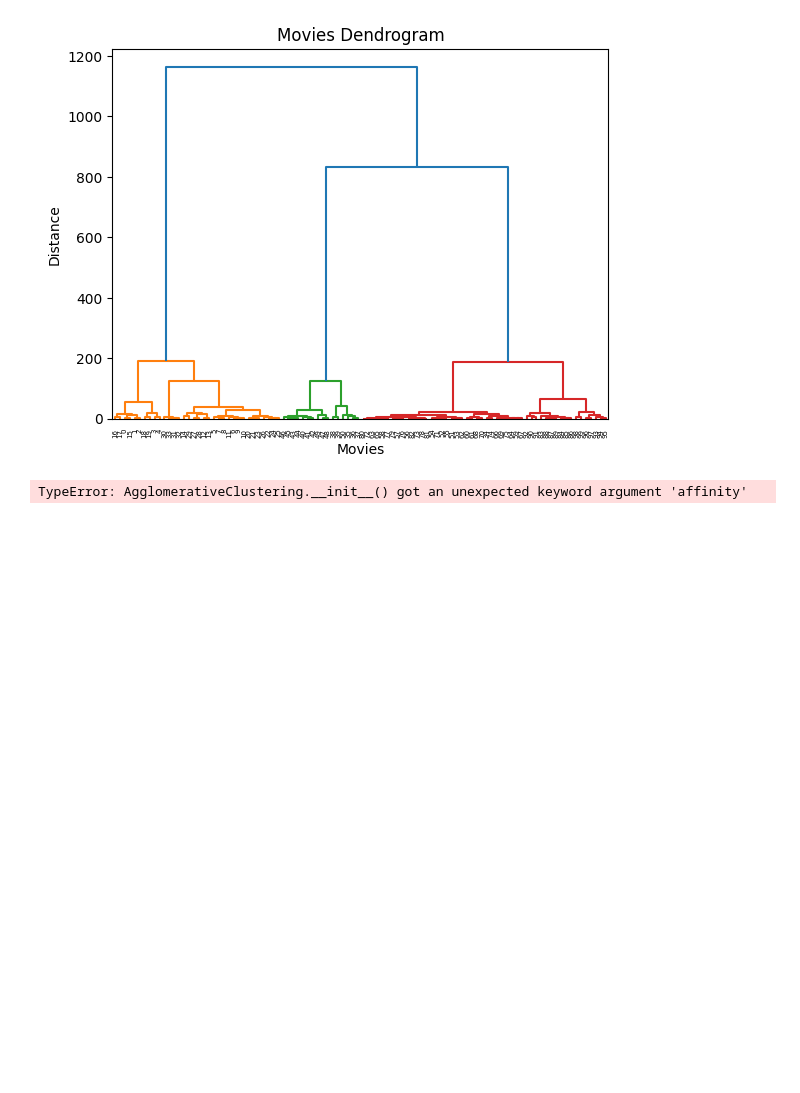
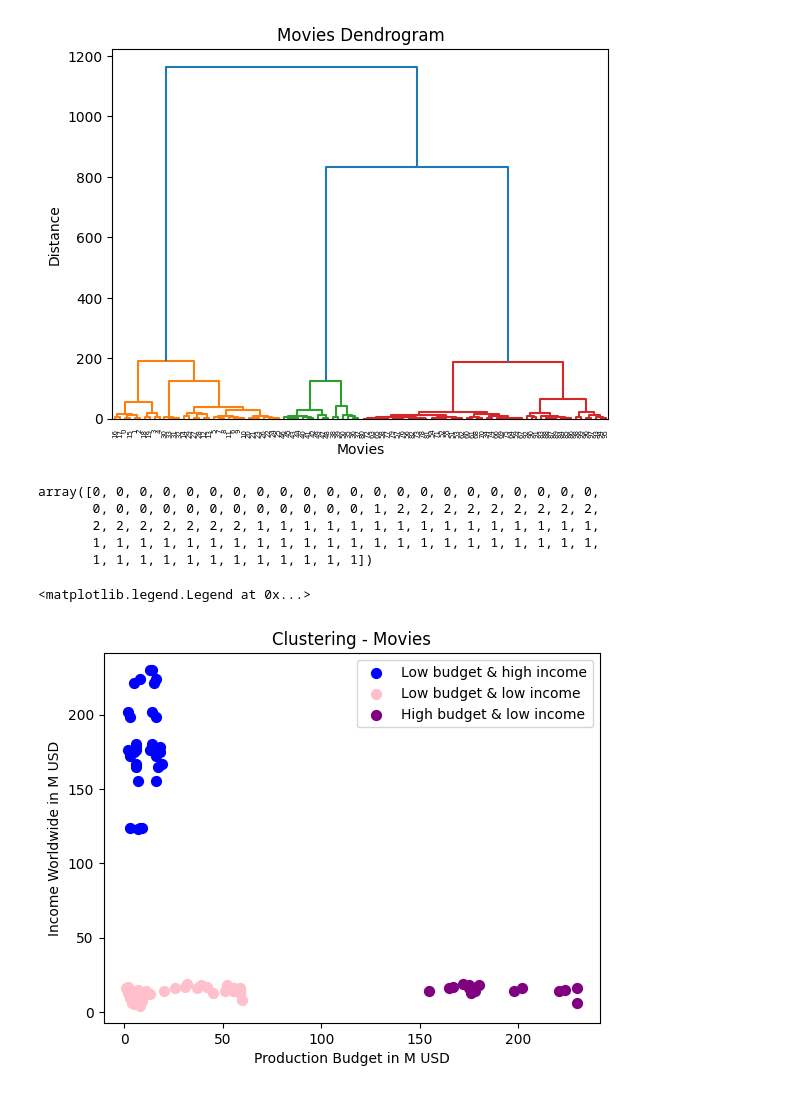
Before and after one commit to xiu-shi/DA_L7, a Jupyter notebook: L7_term3/L7_term3_ML_class1_Hier_Clustering_Movies.ipynb, the cells around one changed output. Drawn from its saved outputs; the diff is of its cells as text; code cells hidden in the pictures; blank space fills up the shorter version.

Commit message:
term3_L7_cluster

```diff
--- a/L7_term3/L7_term3_ML_class1_Hier_Clustering_Movies.ipynb
+++ b/L7_term3/L7_term3_ML_class1_Hier_Clustering_Movies.ipynb
@@ -30,8 +30,25 @@ plt.show()
 # %%
 #We need to train the model with the data
 from sklearn.cluster import AgglomerativeClustering
-h_clus = AgglomerativeClustering(n_clusters = 3, affinity = 'euclidean', linkage = 'ward')
+h_clus = AgglomerativeClustering(n_clusters = 3, metric = 'euclidean', linkage = 'ward')
 y = h_clus.fit_predict(X)
 y
 # %% [output]
-TypeError: AgglomerativeClustering.__init__() got an unexpected keyword argument 'affinity'
+array([0, 0, 0, 0, 0, 0, 0, 0, 0, 0, 0, 0, 0, 0, 0, 0, 0, 0, 0, 0, 0, 0,
+       0, 0, 0, 0, 0, 0, 0, 0, 0, 0, 0, 0, 1, 2, 2, 2, 2, 2, 2, 2, 2, 2,
+       2, 2, 2, 2, 2, 2, 2, 1, 1, 1, 1, 1, 1, 1, 1, 1, 1, 1, 1, 1, 1, 1,
+       1, 1, 1, 1, 1, 1, 1, 1, 1, 1, 1, 1, 1, 1, 1, 1, 1, 1, 1, 1, 1, 1,
+       1, 1, 1, 1, 1, 1, 1, 1, 1, 1, 1, 1])
+# %%
+#We will visualise the clusters
+
+plt.scatter(X[y==0,0], X[y==0,1], s= 50, c = 'blue', label = 'Low budget & high income')
+plt.scatter(X[y==1,0], X[y==1,1], s= 50, c = 'pink', label = 'Low budget & low income')
+plt.scatter(X[y==2,0], X[y==2,1], s= 50, c = 'purple', label = 'High budget & low income')
+plt.title('Clustering - Movies')
+plt.xlabel('Production Budget in M USD')
+plt.ylabel('Income Worldwide in M USD')
+plt.legend()
+# %% [output]
+<matplotlib.legend.Legend at 0x...>
+[figure, added]
```
Also changed, not shown: 1 other file.
